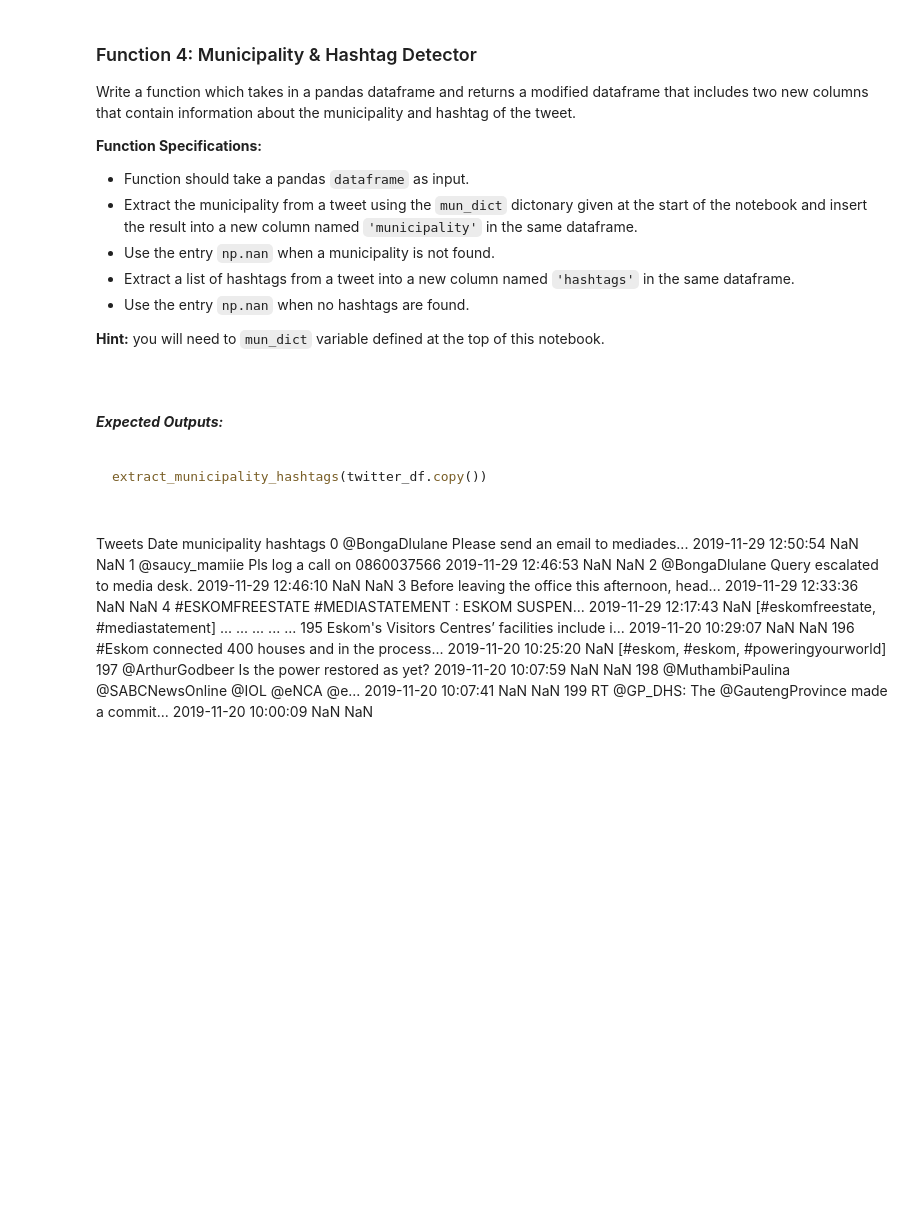
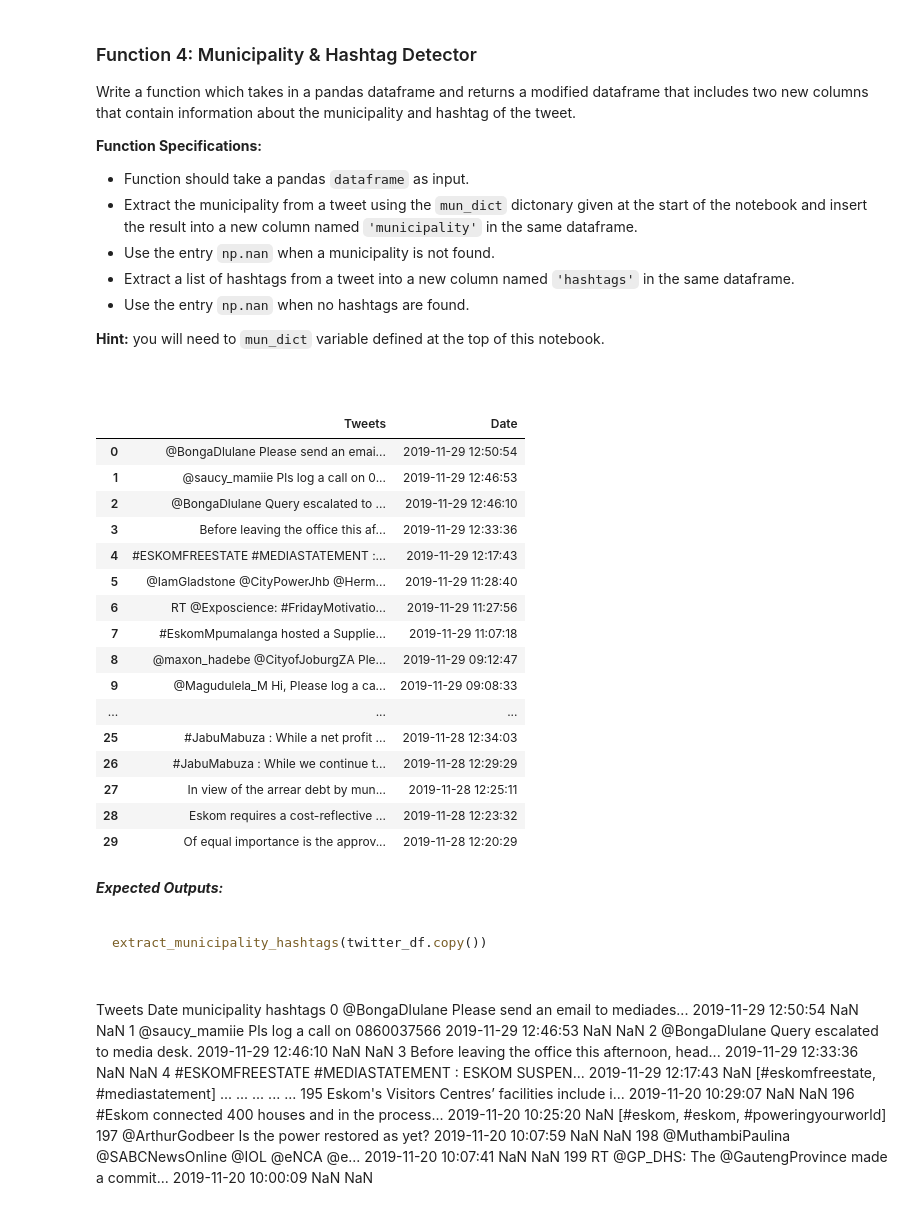
Before and after one commit to YvesMatanga/freemium_datascience, a Jupyter notebook: python/predict/python_4_ds_predict_student_version.ipynb, the cells around one changed output. Saved outputs shown, nothing was run; the diff lists cells and outputs as text; code cells hidden in the pictures; blank space fills up the shorter version.

````diff
--- a/python/predict/python_4_ds_predict_student_version.ipynb
+++ b/python/predict/python_4_ds_predict_student_version.ipynb
@@ -226,6 +277,26 @@ Write a function which takes in a pandas dataframe and returns a modified datafr
 **Hint:** you will need to `mun_dict` variable defined at the top of this notebook.
 
 ```
+# %%
+twitter_df.head(30)
+# %% [output]
+|  | Tweets | Date |
+| 0 | @BongaDlulane Please send an emai... | 2019-11-29 12:50:54 |
+| 1 | @saucy_mamiie Pls log a call on 0... | 2019-11-29 12:46:53 |
+| 2 | @BongaDlulane Query escalated to ... | 2019-11-29 12:46:10 |
+| 3 | Before leaving the office this af... | 2019-11-29 12:33:36 |
+| 4 | #ESKOMFREESTATE #MEDIASTATEMENT :... | 2019-11-29 12:17:43 |
+| 5 | @IamGladstone @CityPowerJhb @Herm... | 2019-11-29 11:28:40 |
+| 6 | RT @Exposcience: #FridayMotivatio... | 2019-11-29 11:27:56 |
+| 7 | #EskomMpumalanga hosted a Supplie... | 2019-11-29 11:07:18 |
+| 8 | @maxon_hadebe @CityofJoburgZA Ple... | 2019-11-29 09:12:47 |
+| 9 | @Magudulela_M Hi, Please log a ca... | 2019-11-29 09:08:33 |
+| ... | ... | ... |
+| 25 | #JabuMabuza : While a net profit ... | 2019-11-28 12:34:03 |
+| 26 | #JabuMabuza : While we continue t... | 2019-11-28 12:29:29 |
+| 27 | In view of the arrear debt by mun... | 2019-11-28 12:25:11 |
+| 28 | Eskom requires a cost-reflective ... | 2019-11-28 12:23:32 |
+| 29 | Of equal importance is the approv... | 2019-11-28 12:20:29 |
 # %%
 ### START FUNCTION
 def extract_municipality_hashtags(df):
````
Also changed, not shown: parts of 5 cells of this notebook.
